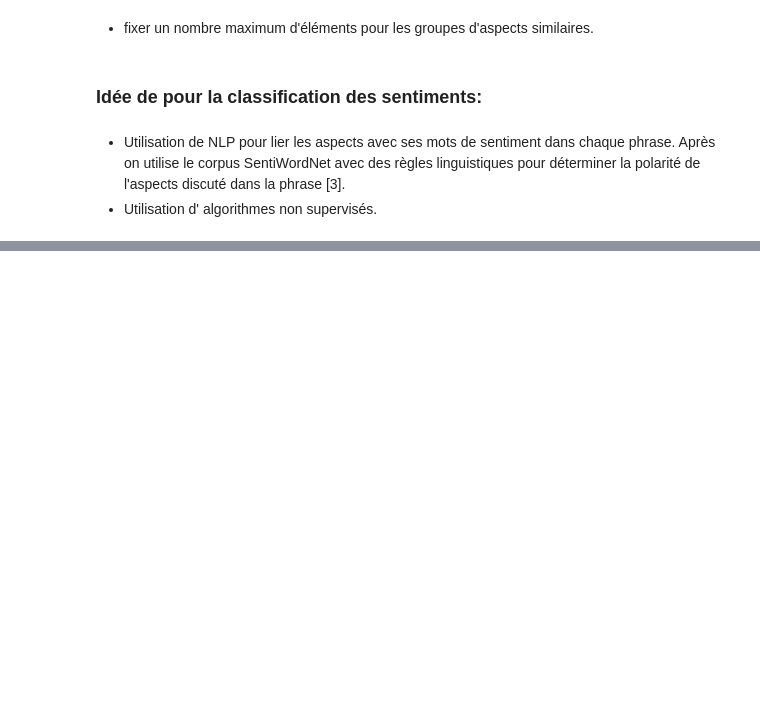
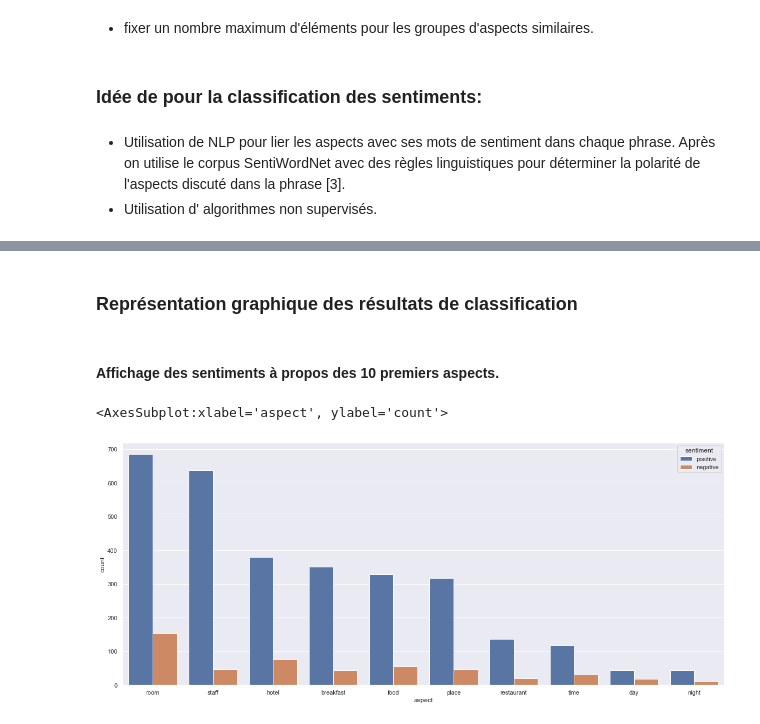
Before and after one commit to SuicV/SentiAnalysis, a Jupyter notebook: notebooks/notebook_principale.ipynb, the cells around one changed output, grey strips where cells are left out. Drawn from its saved outputs; the diff is of its cells as text; code cells hidden in the pictures; blank space fills up the shorter version.

Commit message:
add sentiment classification with explanations

```diff
--- a/notebooks/notebook_principale.ipynb
+++ b/notebooks/notebook_principale.ipynb
@@ -408,0 +536,23 @@ Avec la suppression de symbole '\n', les éléments de la liste serait concatén
+# %%
+aspects_summary_ = pd.DataFrame(columns= ["aspect", "sentiment", "score"])
+# %%
+for id_, items in tqdm(data["aspect_sentiment"].items()):
+    to_append = []
+    for item in items:
+        for i in item:
+            if i not in aspects_:
+                to_add = pd.Series([i, "positive" if item[i] > 0 else "negative", item[i]], index = ["aspect", "sentiment", "score"])
+                aspects_summary_ = aspects_summary_.append(to_add, ignore_index=True)
+# %% [markdown]
+### Représentation graphique des résultats de classification
+# %% [markdown]
+#### Affichage des sentiments à propos des 10 premiers aspects.
+# %%
+groped_aspects_summary_ = aspects_summary_.groupby(["aspect", "sentiment"]).size().reset_index(name="count").sort_values("count", ascending=False)
+# %%
+plot_first_five_aspects = groped_aspects_summary_.query("aspect==['room','hotel','staff','breakfast','food','place','restaurant','time','night','day']")
+# %%
+sns.barplot(x = "aspect", y="count", hue="sentiment", data=plot_first_five_aspects)
+# %% [output]
+<AxesSubplot:xlabel='aspect', ylabel='count'>
+[figure, added]
```
Also changed, not shown: parts of 20 cells of this notebook.
